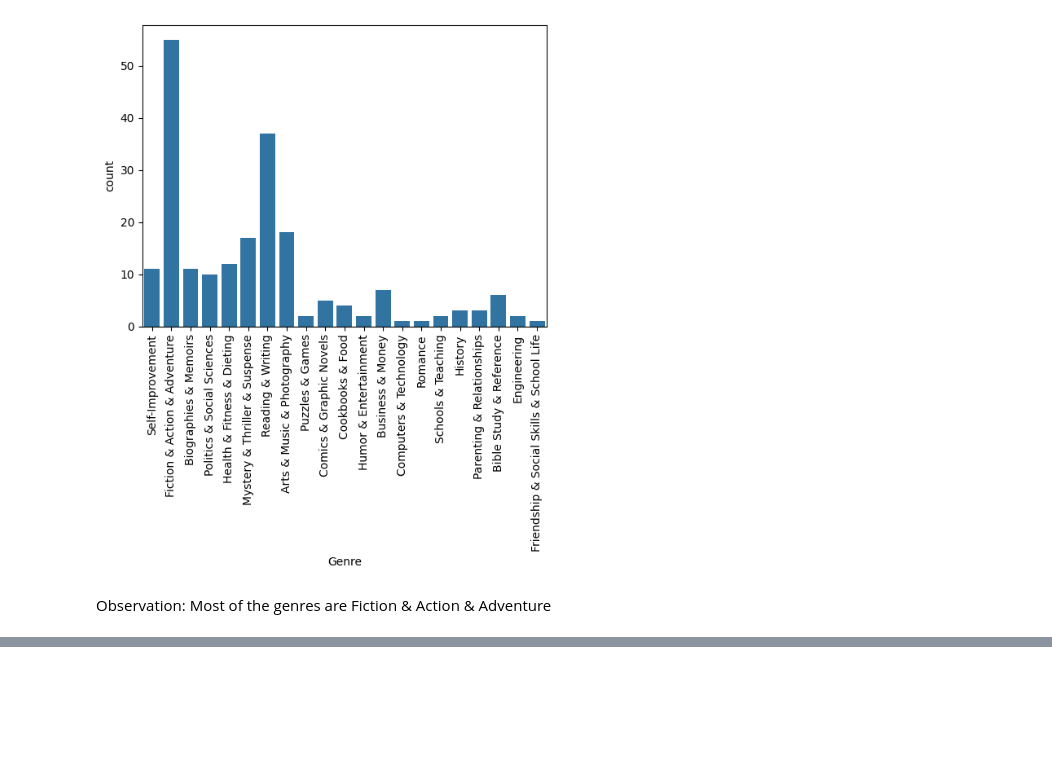
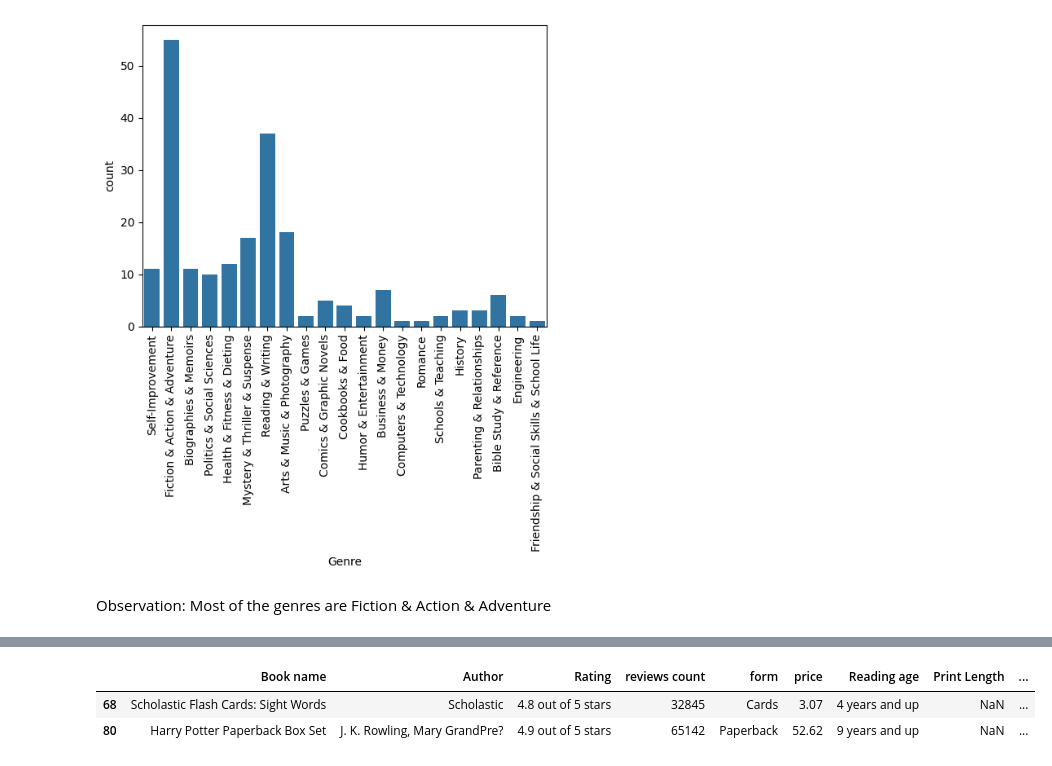
Before and after one commit to mayurimamdi/KNNProjects, a Jupyter notebook: BookRecommendationSystem/data.ipynb, the cells around one changed output, grey strips where cells are left out. Saved outputs shown, nothing was run; the diff lists cells and outputs as text; code cells hidden in the pictures; blank space fills up the shorter version.

```diff
--- a/BookRecommendationSystem/data.ipynb
+++ b/BookRecommendationSystem/data.ipynb
@@ -266,0 +288,6 @@ Observation: Most of the genres are Fiction & Action & Adventure
+# %%
+df[df['Print Length'].isnull()]
+# %% [output]
+|  | Book name | Author | Rating | reviews count | form | price | Reading age | Print Length | ... |
+| 68 | Scholastic Flash Cards: Sight Words | Scholastic | 4.8 out of 5 stars | 32845 | Cards | 3.07 | 4 years and up | NaN | ... |
+| 80 | Harry Potter Paperback Box Set | J. K. Rowling, Mary GrandPre? | 4.9 out of 5 stars | 65142 | Paperback | 52.62 | 9 years and up | NaN | ... |
```
Also changed, not shown: parts of 30 cells of this notebook.
